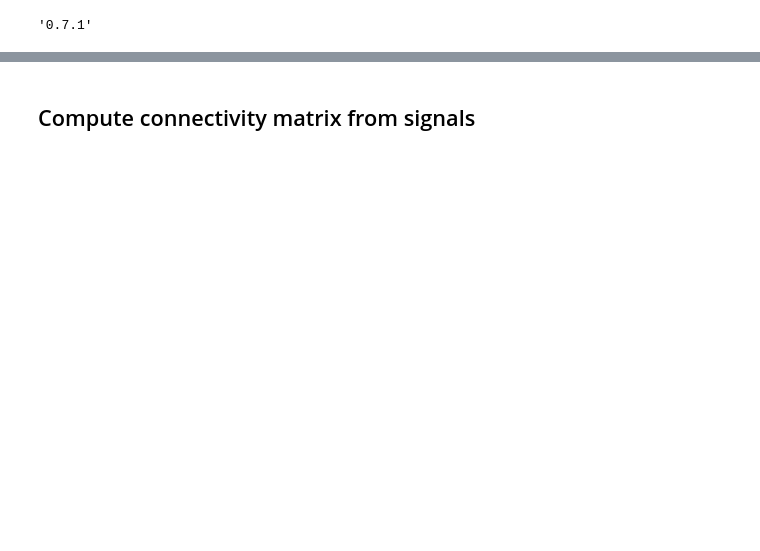
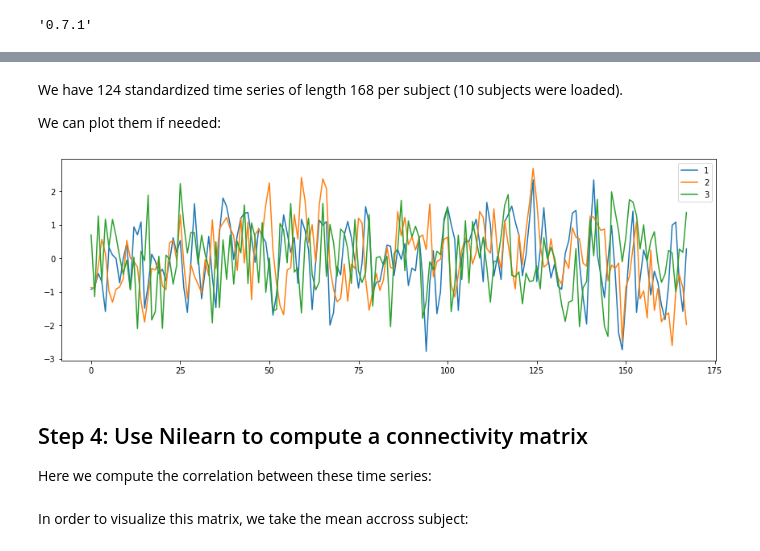
Before and after one commit to ymzayek/EBRAINS-Connectivity-Analysis, a Jupyter notebook: Notebooks/connectivity-analysis-pieline.ipynb, the cells around one changed output, grey strips where cells are left out. Drawn from its saved outputs; the diff is of its cells as text; code cells hidden in the pictures; blank space fills up the shorter version.

```diff
--- a/Notebooks/connectivity-analysis-pieline.ipynb
+++ b/Notebooks/connectivity-analysis-pieline.ipynb
@@ -63,0 +87,3 @@ Label index 64 is 'Caudate'
+# %%
+# Create integer labels for the moment...
+labels = [str(i) for i in range(1,125)]
@@ -79,5 +117,21 @@ time_series.shape
-# %% [markdown]
-## Compute connectivity matrix from signals
+# %% [markdown]
+We have 124 standardized time series of length 168 per subject (10 subjects were loaded).
+
+We can plot them if needed:
+# %%
+import matplotlib.pyplot as plt
+
+fig = plt.figure(figsize=(12,4))
+for i in [0,1,2]:
+    plt.plot(time_series[0,:,i], label=labels[i])
+plt.legend()
+plt.tight_layout()
+# %% [output]
+[figure, added]
+# %% [markdown]
+## Step 4: Use Nilearn to compute a connectivity matrix
+
+Here we compute the correlation between these time series:
 # %%
 from nilearn.connectome import ConnectivityMeasure
 correlation_measure = ConnectivityMeasure(kind='correlation')
@@ -87,0 +140,2 @@ assert mean_correlation_matrix.shape == (64, 64)
+# %% [markdown]
+In order to visualize this matrix, we take the mean accross subject:
```
Also changed, not shown: parts of 29 cells of this notebook.
